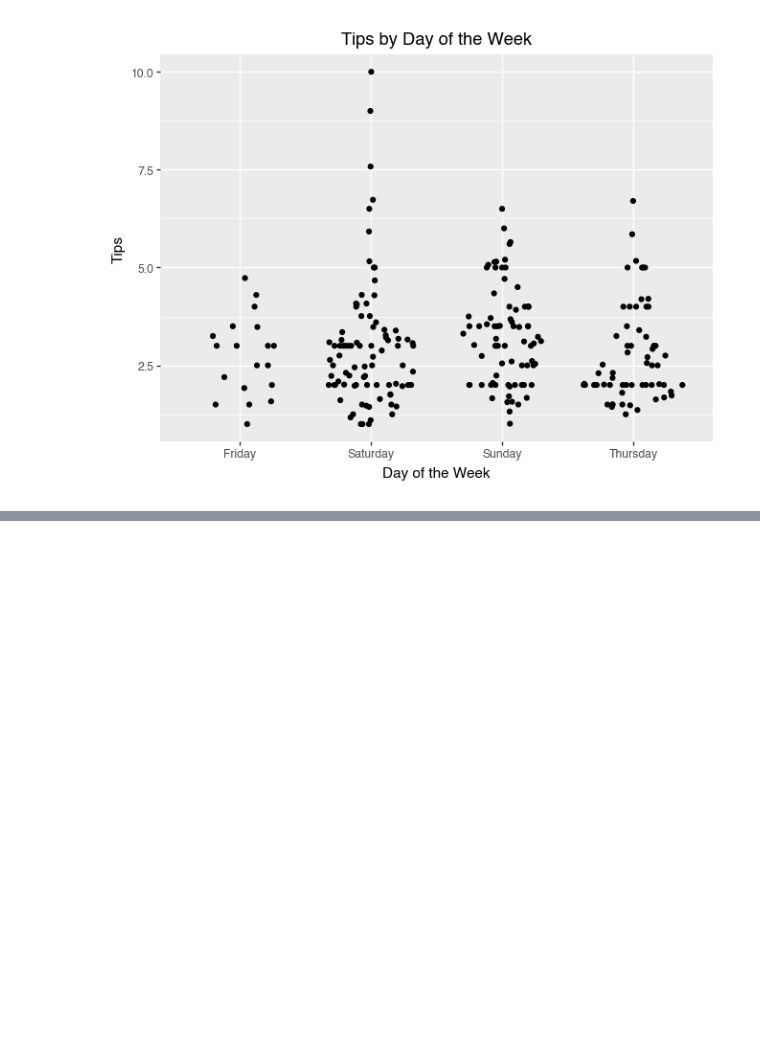
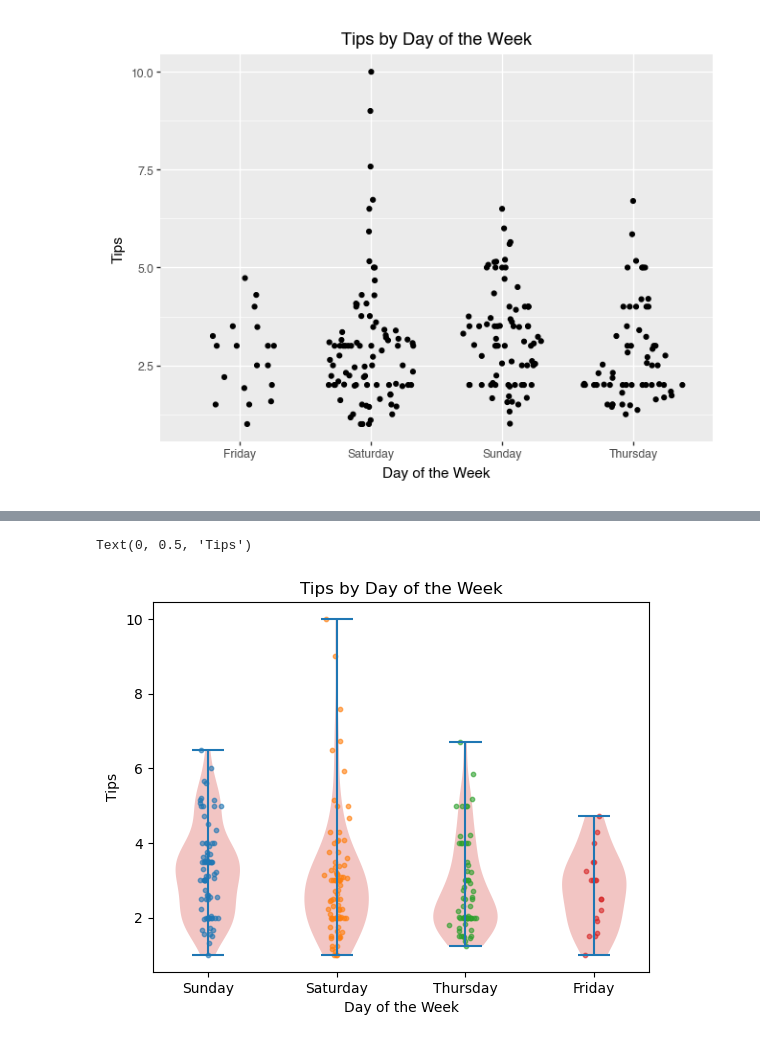
Before and after one commit to EricFriedlander/math4025sp26, a Jupyter notebook: hw/01-hw-eda.ipynb, the cells around one changed output, grey strips where cells are left out. Saved outputs shown, nothing was run; the diff lists cells and outputs as text; code cells hidden in the pictures; blank space fills up the shorter version.

```diff
--- a/hw/01-hw-eda.ipynb
+++ b/hw/01-hw-eda.ipynb
@@ -263,0 +308,16 @@ print(
+# %%
+parts = plt.violinplot(data_by_day)
+for pc in parts['bodies']:
+    pc.set_facecolor('#D43F3A')
+    pc.set_alpha(0.3)
+for i, d in enumerate(days):
+    y = tips[tips['Weekday'] == d]['Tip']
+    x = np.random.normal(i + 1, 0.04, size=len(y))
+    plt.scatter(x, y, alpha=0.6, s=10)
+plt.xticks(ticks=range(1, len(days) + 1), labels=days)
+plt.title("Tips by Day of the Week")
+plt.xlabel("Day of the Week")
+plt.ylabel("Tips")
+# %% [output]
+Text(0, 0.5, 'Tips')
+[figure, added]
```
Also changed, not shown: parts of 5 cells of this notebook, 2 other files.
